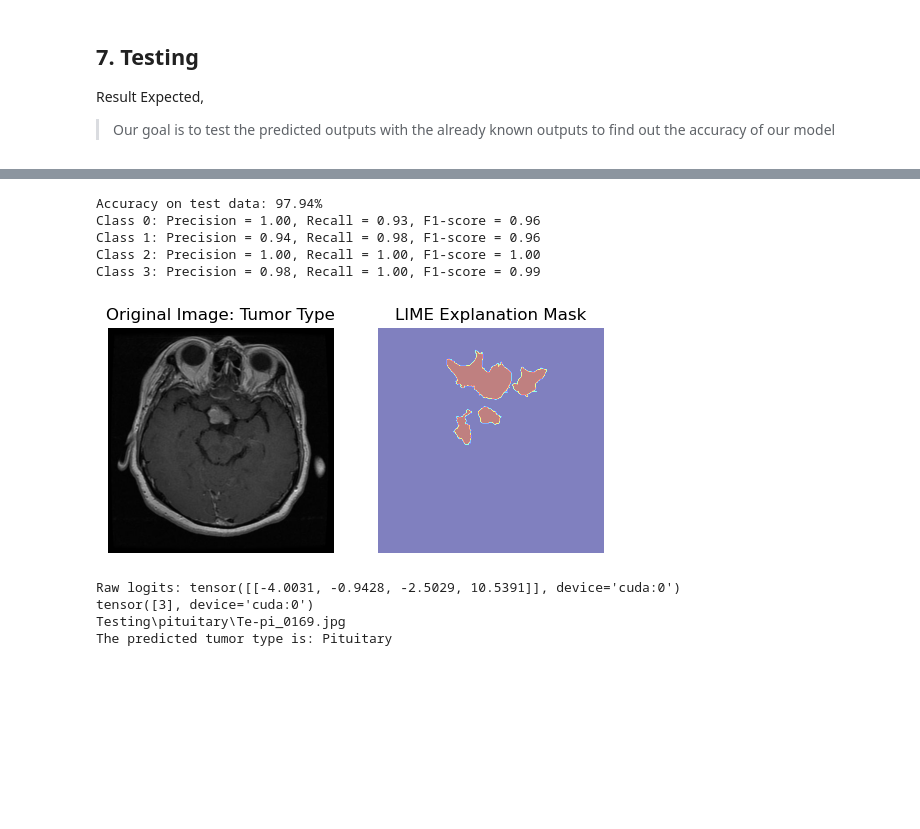
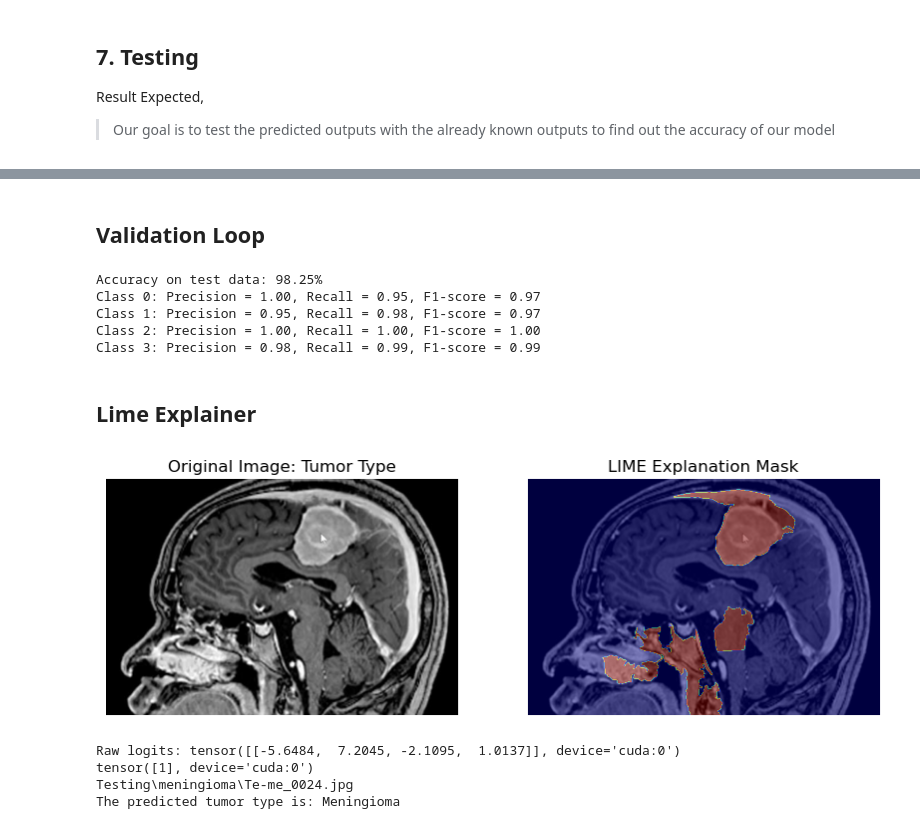
Before and after one commit to JatinMeh/Brain-Tumor-Classifier, a Jupyter notebook: Brain-Tumor-Classification.ipynb, the cells around one changed output, grey strips where cells are left out. Cells and saved outputs as stored; diff of their text form; code cells hidden in the pictures; blank space fills up the shorter version.

Commit message:
Updated LIME

```diff
--- a/Brain-Tumor-Classification.ipynb
+++ b/Brain-Tumor-Classification.ipynb
@@ -190,0 +199,4 @@ Result Expected,
+# %%
+model.load_state_dict(torch.load('hybrid_alexnet_gru_model.pth', weights_only=True))
+model.eval()  # Set model to evaluation model
+model.to(device)
@@ -191,3 +221,5 @@ Result Expected,
+# %% [markdown]
+## Validation Loop
 # %%
 # Initialize variables for tracking predictions and true labels
 all_labels = []
@@ -225,91 +257,109 @@ f1 = f1_score(all_labels, all_predictions, average=None)
 for i, (p, r, f) in enumerate(zip(precision, recall, f1)):
     print(f"Class {i}: Precision = {p:.2f}, Recall = {r:.2f}, F1-score = {f:.2f}")
 # %% [output]
-Accuracy on test data: 97.94%
-Class 0: Precision = 1.00, Recall = 0.93, F1-score = 0.96
-Class 1: Precision = 0.94, Recall = 0.98, F1-score = 0.96
+Accuracy on test data: 98.25%
+Class 0: Precision = 1.00, Recall = 0.95, F1-score = 0.97
+Class 1: Precision = 0.95, Recall = 0.98, F1-score = 0.97
 Class 2: Precision = 1.00, Recall = 1.00, F1-score = 1.00
-Class 3: Precision = 0.98, Recall = 1.00, F1-score = 0.99
+Class 3: Precision = 0.98, Recall = 0.99, F1-score = 0.99
+# %% [markdown]
+## Lime Explainer
 # %%
 # Initialize the LIME image explainer
 explainer = lime_image.LimeImageExplainer()
 
-def explain_image(model, image):
+def explain_image(model, image, device, transform, segmentation_fn=None):
+
     # Convert image to RGB if it's grayscale
     if image.mode != 'RGB':
         image = image.convert('RGB')
+    np_image = np.array(image)
 
-    # Create a prediction function for LIME
+    # Create a batch prediction function for LIME
     def batch_predict(images):
         model.eval()
 
-        # Convert NumPy array back to PIL Image
         pil_images = [Image.fromarray(img.astype('uint8')) for img in images]
 
-        # Apply the transform and ensure 4D tensor: (batch_size, channels, height, width)
         batch = torch.stack([transform(img) for img in pil_images], dim=0).to(device)
-
         logits = model(batch)
         return logits.cpu().detach().numpy()
 
-    # Explain the prediction
-    explanation = explainer.explain_instance(np.array(image), batch_predict, top_labels=1, hide_color=0, num_samples=1000)
+    if segmentation_fn is None:
+        segmentation_fn = lambda x: slic(x, n_segments=100, compactness=10, sigma=1)
 
-    # Get image and mask from LIME
-    temp, mask = explanation.get_image_and_mask(explanation.top_labels[0], positive_only=True, num_features=5, hide_rest=False)
+    # Explain the instance using LIME
+    explanation = explainer.explain_instance(np_image,
+                                             batch_predict,
+                                             top_labels=1,
+                                             hide_color=0,
+                                             num_samples=1000,
+                                             segmentation_fn=segmentation_fn)
 
-    # Display the image
+    top_label = explanation.top_labels[0]
+
+    # Get the image and mask from the LIME explanation
+    temp, mask = explanation.get_image_and_mask(top_label,
+                                                positive_only=True,
+                                                num_features=5,
+                                                hide_rest=False)
+
+    # Plot the original image and LIME explanation
+    plt.figure(figsize=(10, 5))
+
+    # Original image with title
     plt.subplot(1, 2, 1)
-    plt.imshow(np.array(temp).astype('uint8'))
+    plt.imshow(np_image)
     plt.title('Original Image: Tumor Type')
-    plt.xlabel('Label: Glioma')  # Adjust this label according to the actual class
     plt.axis('off')
 
-    # Masked explanation with label
+    # LIME explanation mask with a colormap overlay
     plt.subplot(1, 2, 2)
-    plt.imshow(mask, cmap='jet', alpha=0.5)  # Use a colormap for visualization
+    plt.imshow(np_image)
+    plt.imshow(mask, cmap='jet', alpha=0.5)
     plt.title('LIME Explanation Mask')
-    plt.xlabel('Features contributing to prediction')
     plt.axis('off')
 
+    # Show the plot
     plt.show()
+
 
 def predict_tumor_type(image_path, model):
     # Open and preprocess the image
     image = Image.open(image_path).convert('RGB')
-    image = transform(image).unsqueeze(0).to(device)  # Add batch dimension
+    image = transform(image).unsqueeze(0).to(device)
 
     # Forward pass
     with torch.no_grad():
         output = model(image)
         print(f'Raw logits: {output}')  # Check output values
         _, predicted = torch.max(output, 1)
 
     # Map predictions to tumor types
     classes = ['Glioma', 'Meningioma', 'No Tumor', 'Pituitary']
     print(predicted)
     tumor_type = classes[predicted.item()]
 
     return tumor_type
 
 # Load a test image
 class_folder = random.choice(os.listdir(test_dir))
 class_path = os.path.join(test_dir, class_folder)
 
 test_img_name = random.choice(os.listdir(class_path))
 test_img_path = os.path.join(class_path, test_img_name)
 
 test_image = Image.open(test_img_path)
 
 # Explain prediction
-explain_image(model, test_image)
+explain_image(model, test_image, device, transform)
 
 tumor_type = predict_tumor_type(test_img_path, model)
 print(test_img_path)
 print(f'The predicted tumor type is: {tumor_type}')
 # %% [output]
-[figure, old version]
+[figure, new version]
-Raw logits: tensor([[-4.0031, -0.9428, -2.5029, 10.5391]], device='cuda:0')
-tensor([3], device='cuda:0')
-Testing\pituitary\Te-pi_0169.jpg
-The predicted tumor type is: Pituitary
+Raw logits: tensor([[-5.6484,  7.2045, -2.1095,  1.0137]], device='cuda:0')
+tensor([1], device='cuda:0')
+Testing\meningioma\Te-me_0024.jpg
+The predicted tumor type is: Meningioma
```
Also changed, not shown: parts of 6 cells of this notebook.
